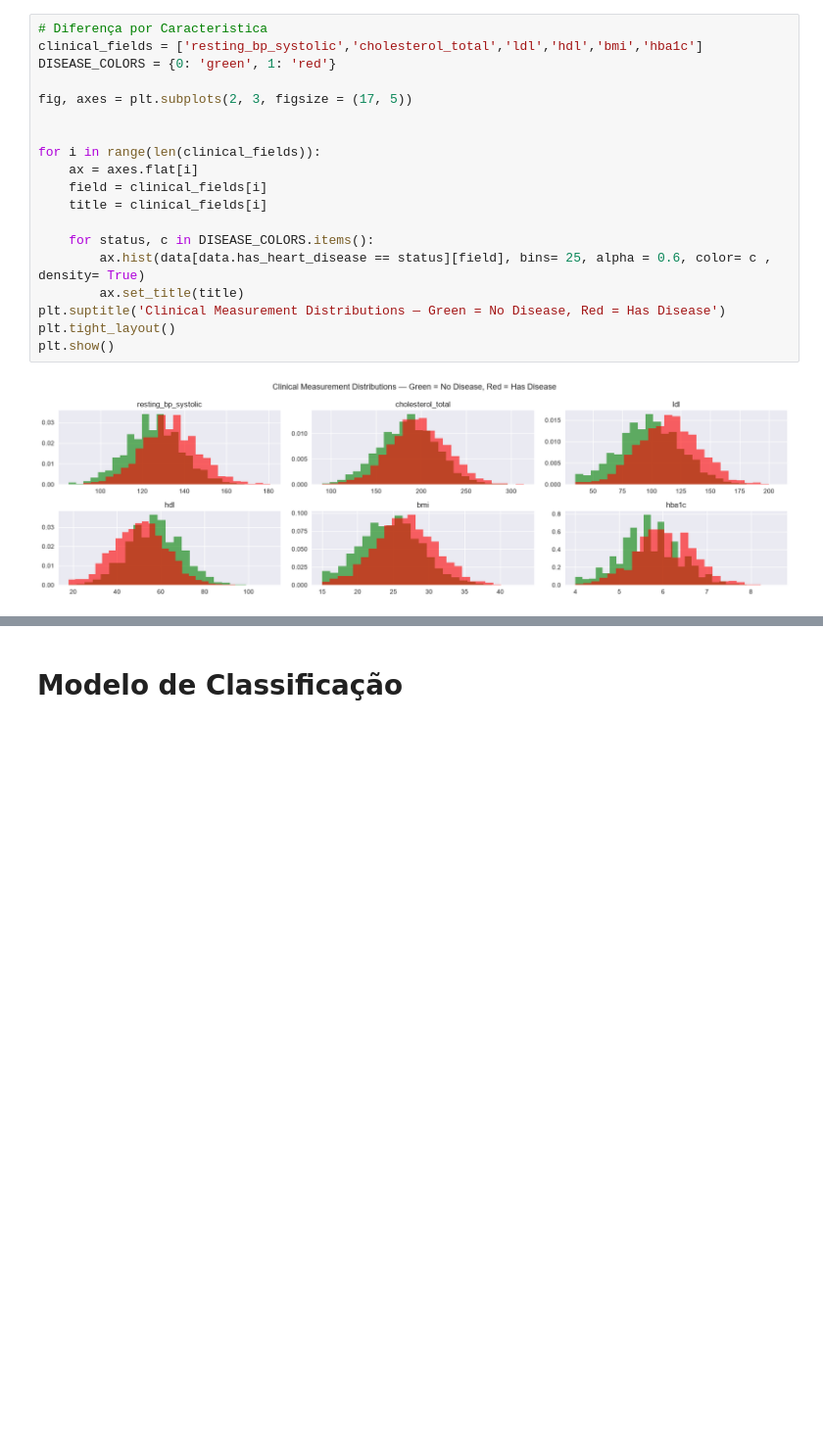
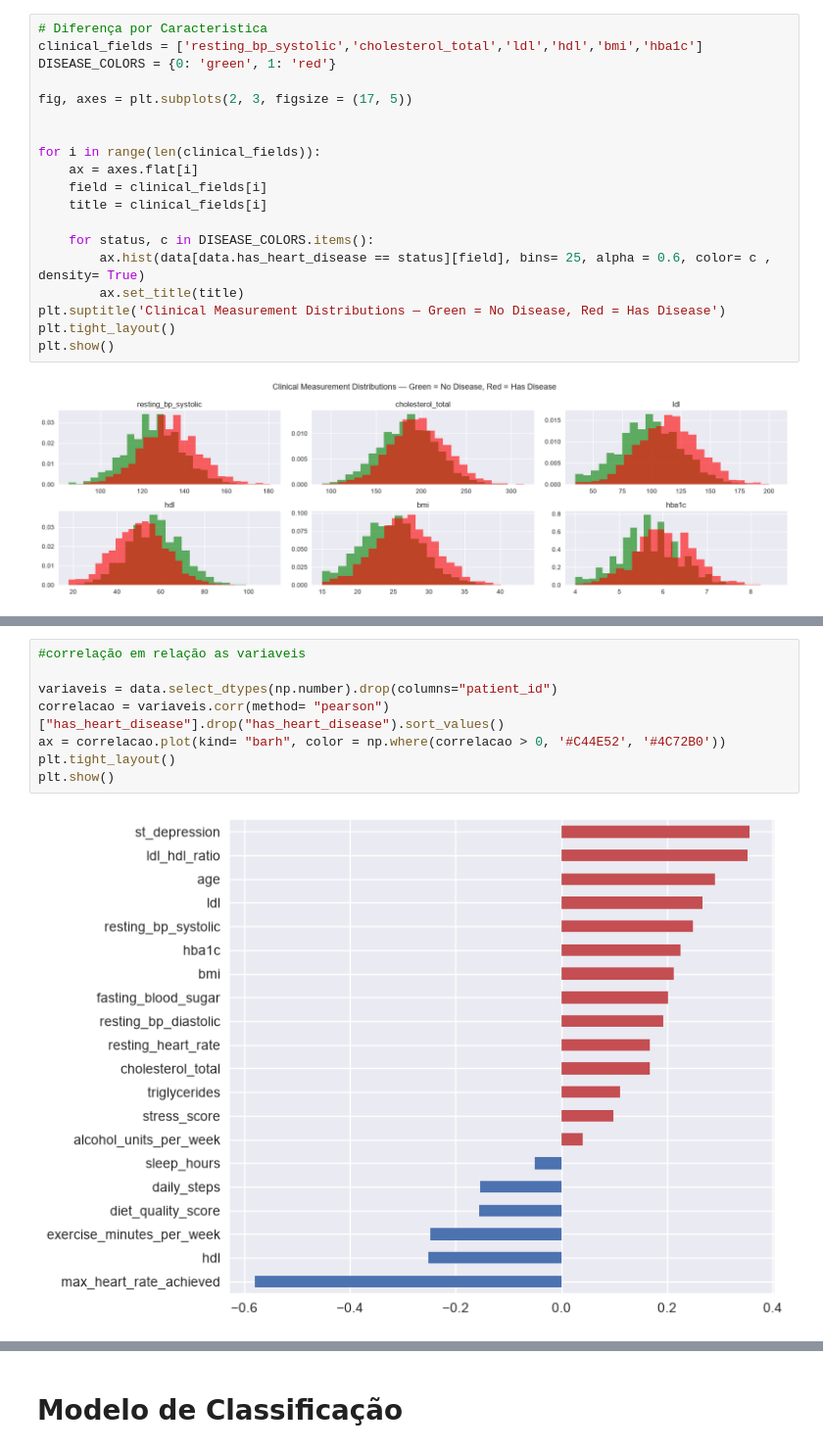
Before and after one commit to FilipeS-maker/Analysis-Heart-Disease-Risk, a Jupyter notebook: Analise_daraset.ipynb, the cells around one changed output, grey strips where cells are left out. Shown at 98% size. Cells and saved outputs as stored; diff of their text form; blank space fills up the shorter version.

Commit message:
Analise das Categoricas e correlação

```diff
--- a/Analise_daraset.ipynb
+++ b/Analise_daraset.ipynb
@@ -194,0 +212,10 @@ plt.show()
+# %%
+#correlação em relação as variaveis
+
+variaveis = data.select_dtypes(np.number).drop(columns="patient_id")
+correlacao = variaveis.corr(method= "pearson")["has_heart_disease"].drop("has_heart_disease").sort_values()
+ax = correlacao.plot(kind= "barh", color = np.where(correlacao > 0, '#C44E52', '#4C72B0'))
+plt.tight_layout()
+plt.show()
+# %% [output]
+[figure, added]
```
Also changed, not shown: parts of 3 cells of this notebook.
